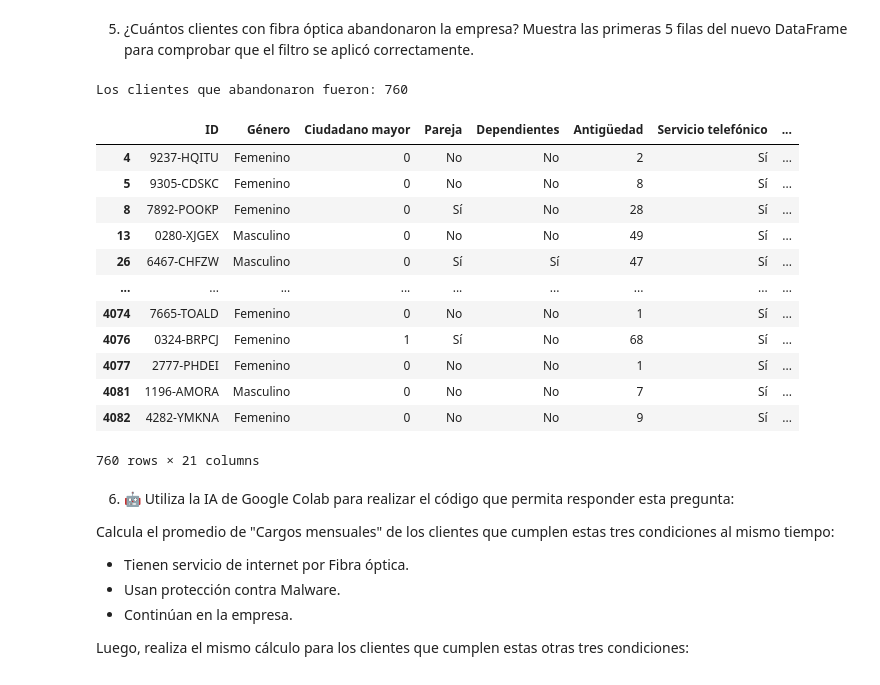
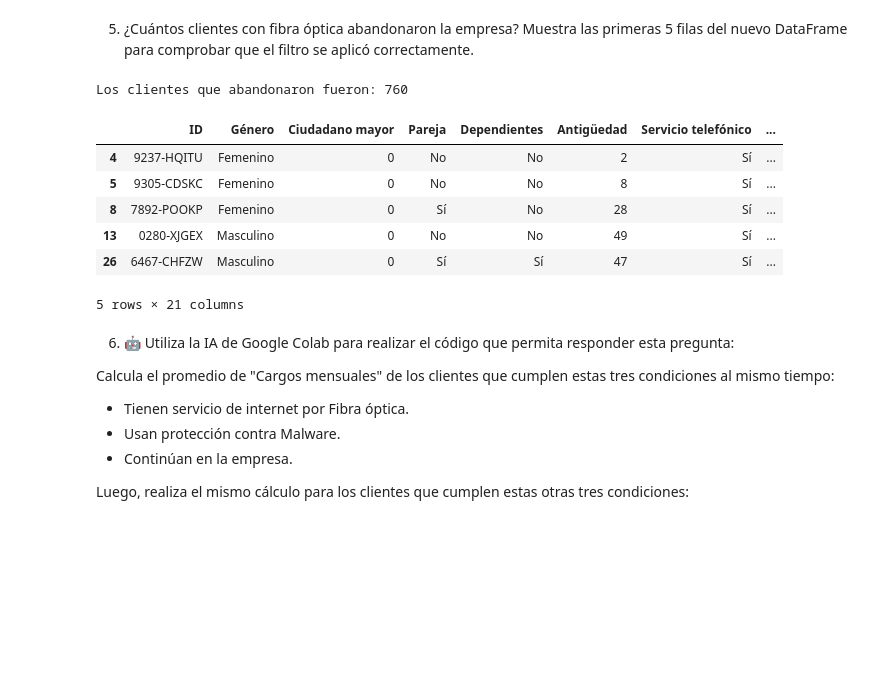
Before and after one commit to oscar-abud/Aprendiendo-Pandas-Python, a Jupyter notebook: Laboratorio 0_Introducción a Pandas.ipynb, the cells around one changed output. Cells and saved outputs as stored; diff of their text form; code cells hidden in the pictures; blank space fills up the shorter version.

```diff
--- a/Laboratorio 0_Introducción a Pandas.ipynb
+++ b/Laboratorio 0_Introducción a Pandas.ipynb
@@ -286,22 +286,16 @@ La cantidad de personas que solo tienen fibra óptica es de: 1804
 # %%
 df_abandono = df_internet[df_internet['Deserción Cliente'] == 'Sí']
 print(f"Los clientes que abandonaron fueron: {df_abandono.shape[0]}")
-df_abandono
+df_abandono.head(5)
 # %% [output]
 Los clientes que abandonaron fueron: 760
 |  | ID | Género | Ciudadano mayor | Pareja | Dependientes | Antigüedad | Servicio telefónico | ... |
 | 4 | 9237-HQITU | Femenino | 0 | No | No | 2 | Sí | ... |
 | 5 | 9305-CDSKC | Femenino | 0 | No | No | 8 | Sí | ... |
 | 8 | 7892-POOKP | Femenino | 0 | Sí | No | 28 | Sí | ... |
 | 13 | 0280-XJGEX | Masculino | 0 | No | No | 49 | Sí | ... |
 | 26 | 6467-CHFZW | Masculino | 0 | Sí | Sí | 47 | Sí | ... |
-| ... | ... | ... | ... | ... | ... | ... | ... | ... |
-| 4074 | 7665-TOALD | Femenino | 0 | No | No | 1 | Sí | ... |
-| 4076 | 0324-BRPCJ | Femenino | 1 | Sí | No | 68 | Sí | ... |
-| 4077 | 2777-PHDEI | Femenino | 0 | No | No | 1 | Sí | ... |
-| 4081 | 1196-AMORA | Masculino | 0 | No | No | 7 | Sí | ... |
-| 4082 | 4282-YMKNA | Femenino | 0 | No | No | 9 | Sí | ... |
-760 rows × 21 columns
+5 rows × 21 columns
 # %% [markdown]
 6. 🤖 Utiliza la IA de Google Colab para realizar el código que permita responder esta pregunta:
 
```
Also changed, not shown: parts of 2 cells of this notebook.
